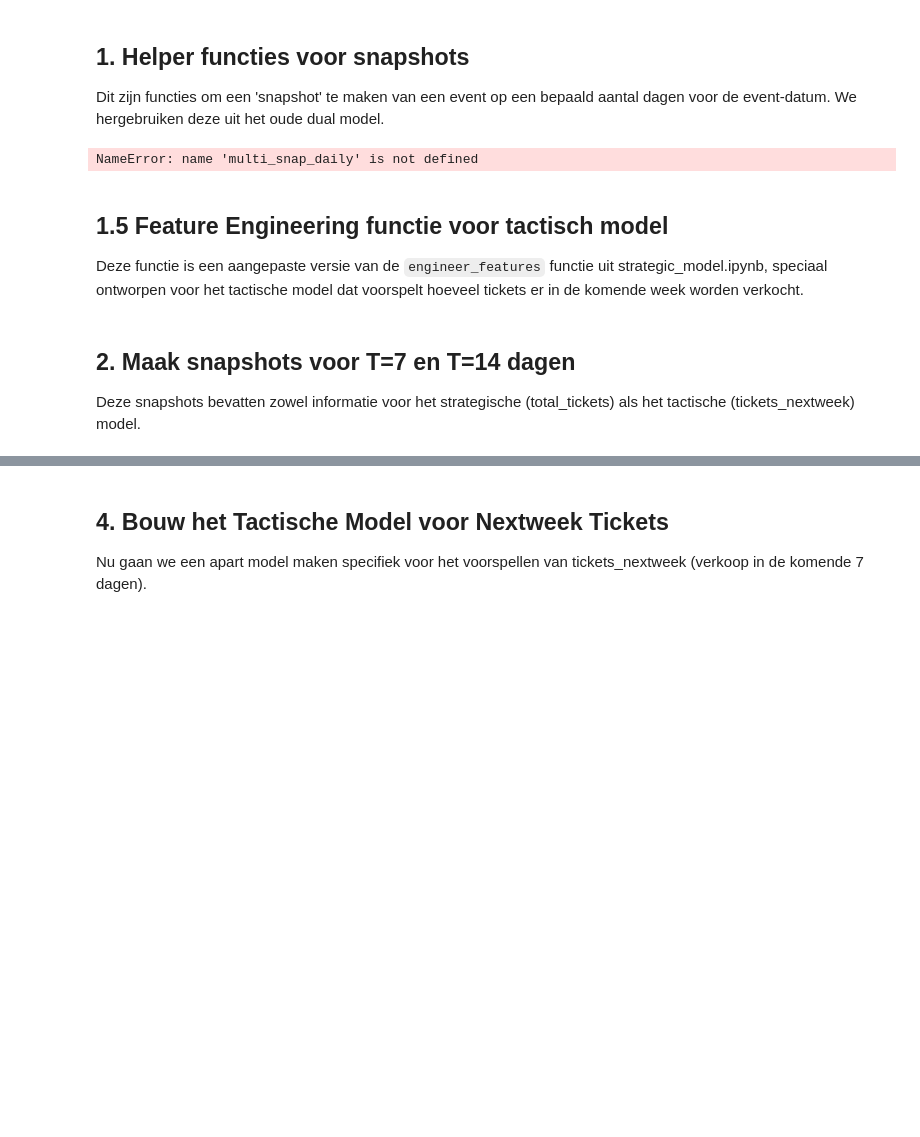
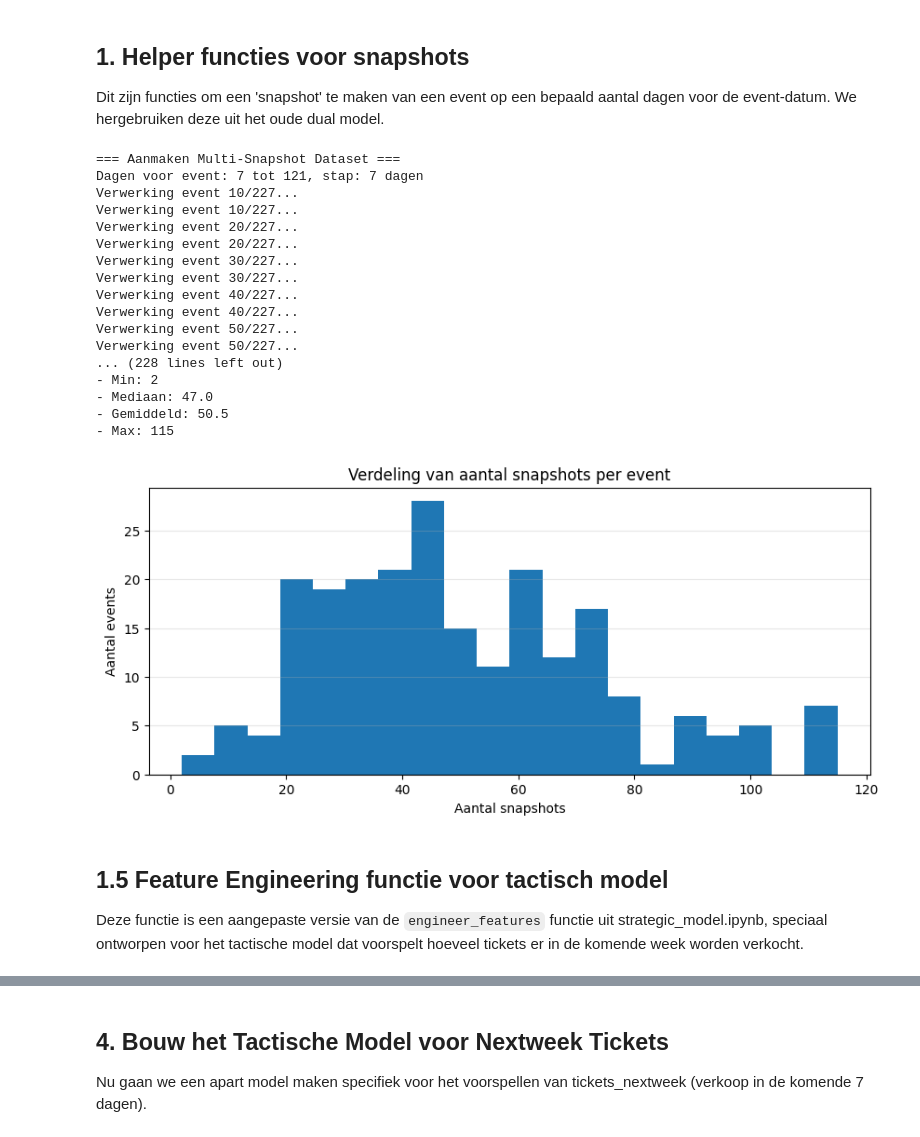
Before and after one commit to Jipvoshol/tactical, a Jupyter notebook: tactical_model.ipynb, the cells around one changed output, grey strips where cells are left out. Drawn from its saved outputs; the diff is of its cells as text; code cells hidden in the pictures; blank space fills up the shorter version.

```diff
--- a/tactical_model.ipynb
+++ b/tactical_model.ipynb
@@ -426,6 +416,10 @@ def make_multi_snapshot_dataset(
         max_days_before: Maximaal aantal dagen voor event om snapshot te maken
         step_days: Stapgrootte in dagen tussen snapshots
 
+print(f"Datasets geladen:")
+print(f"- tickets_processed.csv: {tickets_df.shape[0]} rijen, {tickets_df.shape[1]} kolommen")
+print(f"- line_up_processed.csv: {lineup_df.shape[0]} rijen, {lineup_df.shape[1]} kolommen")
+print(f"- artist_insights.csv: {artists_df.shape[0]} rijen, {artists_df.shape[1]} kolommen")
     Returns:
         DataFrame met snapshots op diverse tijdspunten met tickets_nextweek targets
     """
@@ -491,34 +485,89 @@ def make_multi_snapshot_dataset(
 
                 # Voeg extra info toe aan snapshot
                 snap['days_before_event'] = days_before
                 snap['snapshot_date'] = ref_date
                 snap['first_sale_date'] = first_sale_date
                 snap['days_since_first_sale'] = (ref_date - first_sale_date).days
                 snap['pct_time_elapsed'] = snap['days_since_first_sale'] / max(1, days_of_sales) * 100
 
                 all_snapshots.append(snap)
                 snapshot_count += 1
             except Exception as e:
                 print(f"Fout bij snapshots voor event '{event}': {e}")
                 continue
 
     if not all_snapshots:
         print("Geen geldige snapshots gegenereerd!")
         return pd.DataFrame()
 
     # Combineer alle snapshots in één DataFrame
     snapshots_df = pd.DataFrame(all_snapshots)
 
     print(f"Multi-snapshot dataset gecreëerd:")
     print(f"- Verwerkt: {event_count} events")
     print(f"- Geldige events: {valid_event_count}")
     print(f"- Totaal snapshots: {snapshot_count}")
     print(f"- Gemiddeld {snapshot_count/valid_event_count:.1f} snapshots per event")
     print(f"- Dataset vorm: {snapshots_df.shape}")
 
     return snapshots_df
+
+# Test de multi-snapshot functie met verschillende instellingen
+# 1) Voor wekelijkse snapshots, T=7 tot T=56
+multi_snap_weekly = make_multi_snapshot_dataset(
+    tickets_df,
+    min_days_before=7,
+    max_days_before=121,  # 8 weken
+    step_days=7          # Wekelijkse stappen
+)
+print(multi_snap_weekly[['event_name','days_before_event','tickets_nextweek','snapshot_date']].head(10))
+
+# Create daily snapshots from 7 days to 56 days before the event
+multi_snap_daily = make_multi_snapshot_dataset(
+    tickets_df,
+    min_days_before=7,       # Start 7 days before event
+    max_days_before=121,      # Up to 8 weeks before event
+    step_days=1              # Daily snapshots instead of weekly
+)
+
+print(f"Aantal dagelijkse snapshots: {len(multi_snap_daily)}")
+print(multi_snap_daily[['event_name','days_before_event','tickets_nextweek','snapshot_date']].head(15))
+
+# Analyse de verdelingen van snapshots per event
+snap_per_event = multi_snap_daily.groupby('event_name').size().reset_index(name='aantal_snapshots')
+print(f"\nSamenvatting snapshots per event:")
+print(f"- Min: {snap_per_event['aantal_snapshots'].min()}")
+print(f"- Mediaan: {snap_per_event['aantal_snapshots'].median()}")
+print(f"- Gemiddeld: {snap_per_event['aantal_snapshots'].mean():.1f}")
+print(f"- Max: {snap_per_event['aantal_snapshots'].max()}")
+
+# Plot histogram van snapshots per event
+plt.figure(figsize=(10, 4))
+plt.hist(snap_per_event['aantal_snapshots'], bins=20)
+plt.title('Verdeling van aantal snapshots per event')
+plt.xlabel('Aantal snapshots')
+plt.ylabel('Aantal events')
+plt.grid(axis='y', alpha=0.3)
+plt.show()
 # %% [output]
-NameError: name 'multi_snap_daily' is not defined
+=== Aanmaken Multi-Snapshot Dataset ===
+Dagen voor event: 7 tot 121, stap: 7 dagen
+Verwerking event 10/227...
+Verwerking event 10/227...
+Verwerking event 20/227...
+Verwerking event 20/227...
+Verwerking event 30/227...
+Verwerking event 30/227...
+Verwerking event 40/227...
+Verwerking event 40/227...
+Verwerking event 50/227...
+Verwerking event 50/227...
+... (228 lines left out)
+- Min: 2
+- Mediaan: 47.0
+- Gemiddeld: 50.5
+- Max: 115
+[figure, added]
 # %% [markdown]
 ## 1.5 Feature Engineering functie voor tactisch model
 
@@ -1352,5 +1439 @@ def run_tactical_model_comparison(
     return summary_df, best_name, best_pipe, did_log_transform, best_is_poisson
-# %% [markdown]
-## 2. Maak snapshots voor T=7 en T=14 dagen
-
-Deze snapshots bevatten zowel informatie voor het strategische (total_tickets) als het tactische (tickets_nextweek) model.
```
Also changed, not shown: parts of 7 cells of this notebook.
